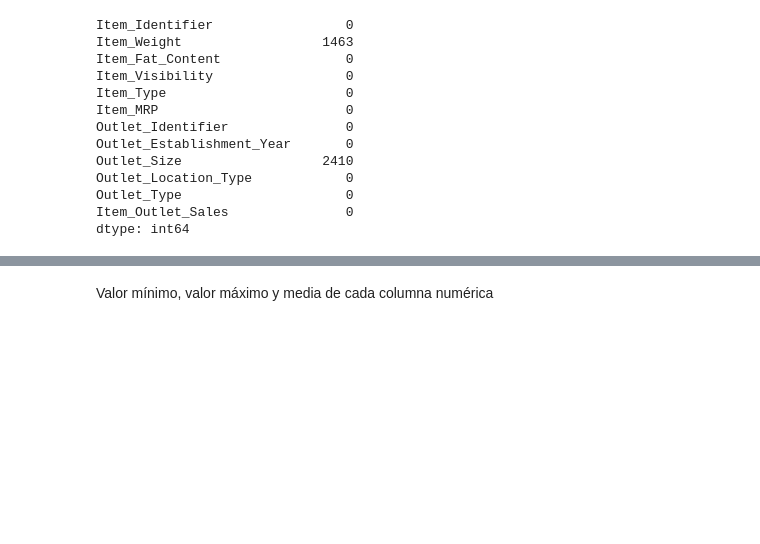
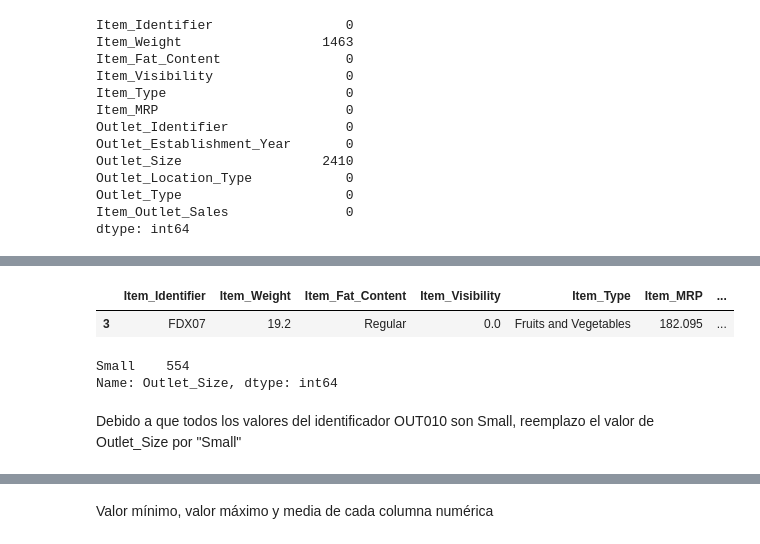
Before and after one commit to fabianestayt/predicciones-de-ventas, a Jupyter notebook: Predicciones.ipynb, the cells around one changed output, grey strips where cells are left out. Saved outputs shown, nothing was run; the diff lists cells and outputs as text; code cells hidden in the pictures; blank space fills up the shorter version.

```diff
--- a/Predicciones.ipynb
+++ b/Predicciones.ipynb
@@ -89 +161,14 @@ Name: Outlet_Size, dtype: int64
+# %%
+df[df['Outlet_Size'].isna()]
+# %% [output]
+|  | Item_Identifier | Item_Weight | Item_Fat_Content | Item_Visibility | Item_Type | Item_MRP | ... |
+| 3 | FDX07 | 19.2 | Regular | 0.0 | Fruits and Vegetables | 182.095 | ... |
+# %%
+df1 = df.loc[df['Outlet_Identifier'] == 'OUT010',]
+df1['Outlet_Size'].value_counts()
+# %% [output]
+Small    554
+Name: Outlet_Size, dtype: int64
+# %% [markdown]
+Debido a que todos los valores del identificador OUT010 son Small, reemplazo el valor de Outlet_Size por "Small"
 # %%
```
Also changed, not shown: parts of 22 cells of this notebook.
